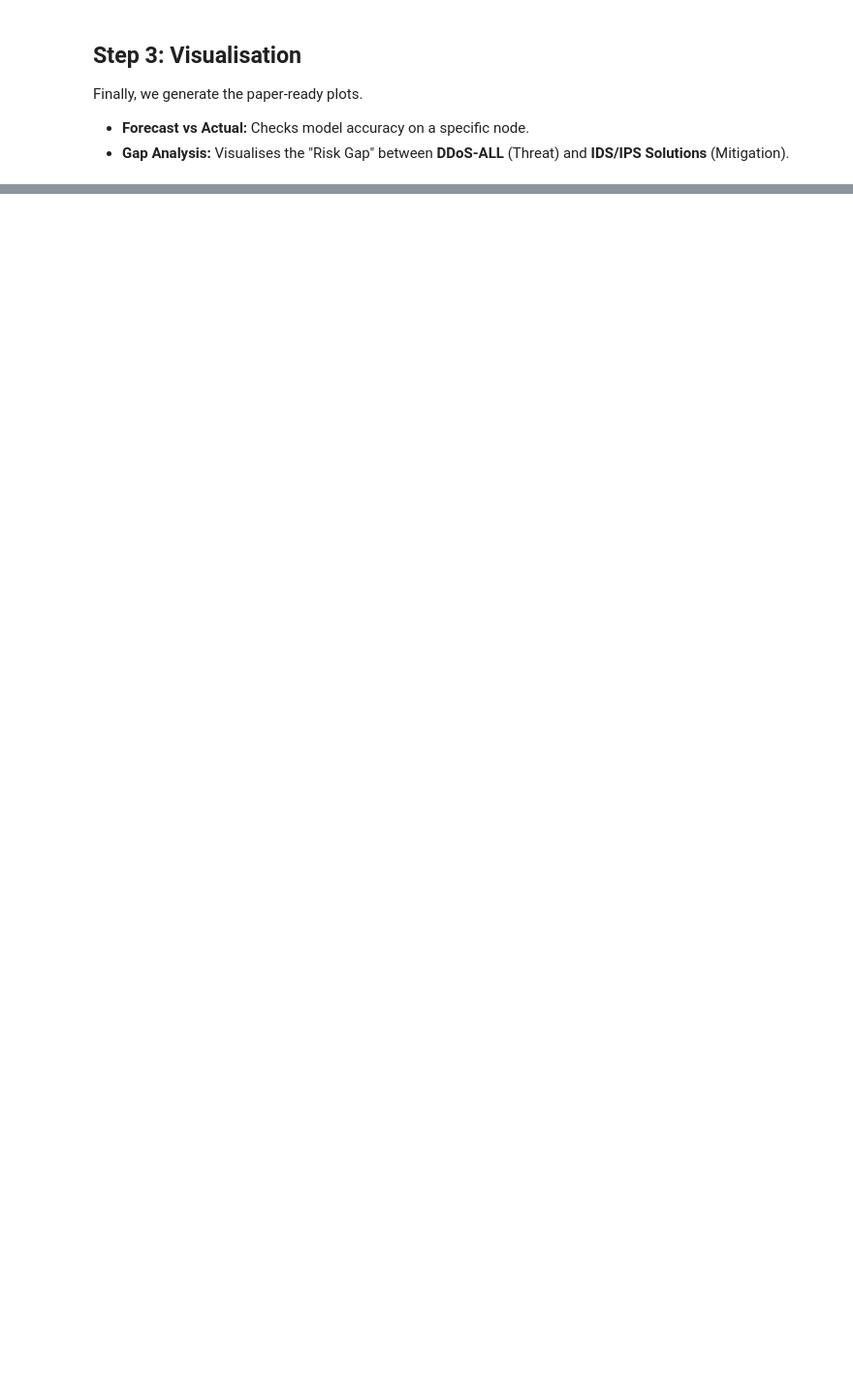
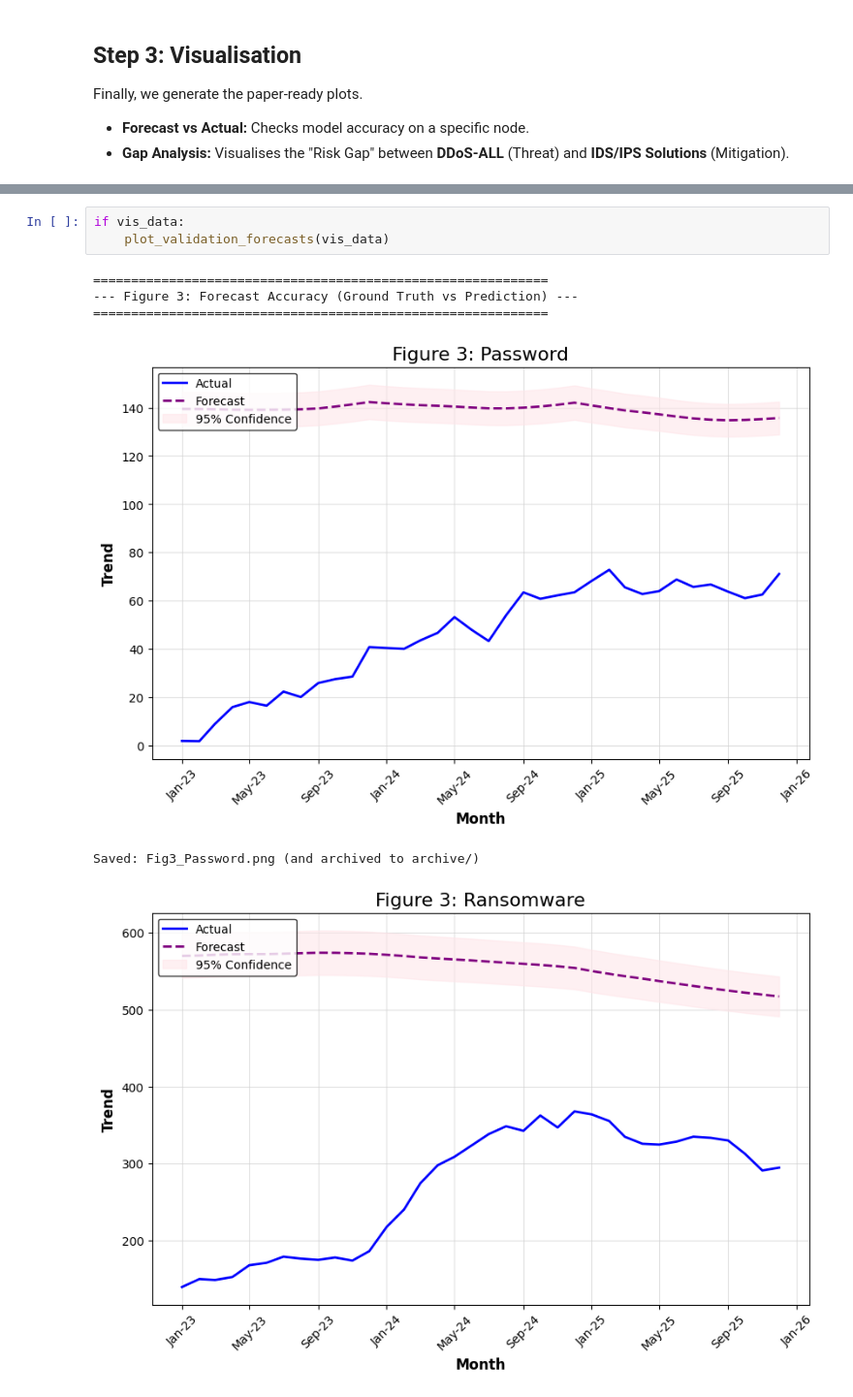
Before and after one commit to PaschalisLagias/Cyber-trend-forecasting, a Jupyter notebook: Notebooks/Transformer_Pipeline_Vignette_Vision.ipynb, the cells around one changed output, grey strips where cells are left out. Shown at 97% size. Cells and saved outputs as stored; diff of their text form; blank space fills up the shorter version.

```diff
--- a/Notebooks/Transformer_Pipeline_Vignette_Vision.ipynb
+++ b/Notebooks/Transformer_Pipeline_Vignette_Vision.ipynb
@@ -138,0 +226,10 @@ else:
+# %%
+if vis_data:
+    plot_validation_forecasts(vis_data)
+# %% [output]
+============================================================
+--- Figure 3: Forecast Accuracy (Ground Truth vs Prediction) ---
+============================================================
+[figure, added]
+Saved: Fig3_Password.png (and archived to archive/)
+[figure, added]
```
Also changed, not shown: parts of 20 cells of this notebook.
